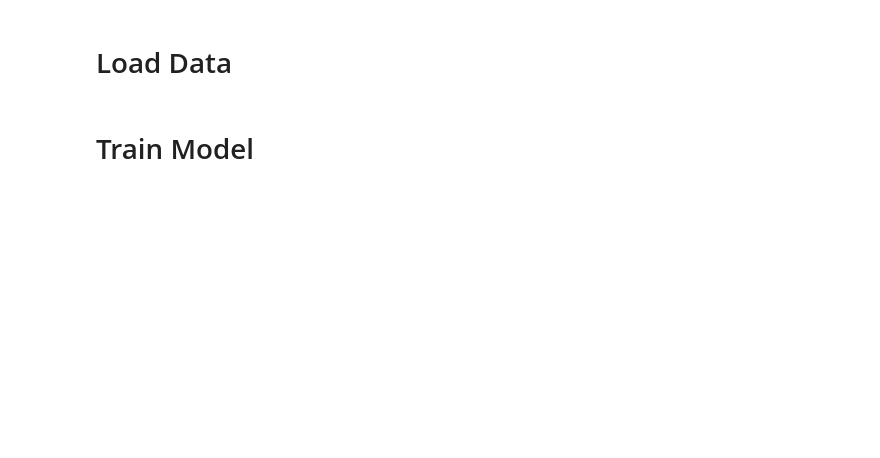
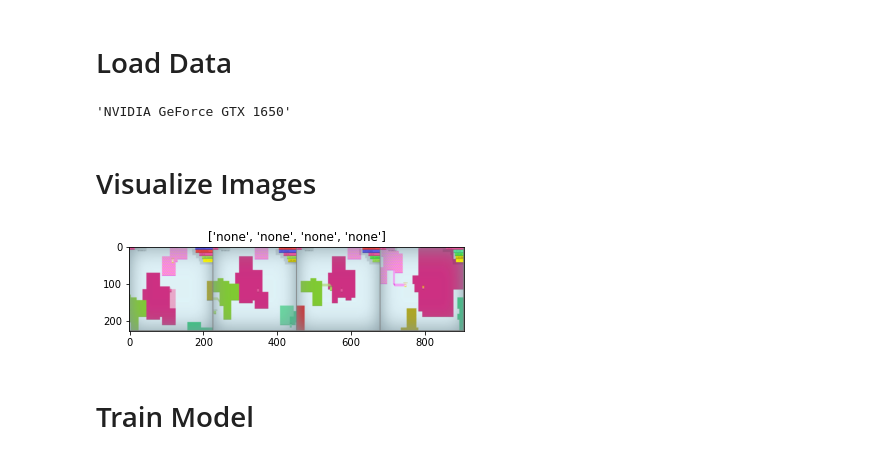
Before and after one commit to EdZ543/Paper-io-AI, a Jupyter notebook: training.ipynb, the cells around one changed output. Cells and saved outputs as stored; diff of their text form; code cells hidden in the pictures; blank space fills up the shorter version.

Commit message:
Finish training code

```diff
--- a/training.ipynb
+++ b/training.ipynb
@@ -44,0 +72,8 @@ from torchvision import transforms, utils
+# %%
+IMG_SIZE = (224, 224)
+DATA_DIR = 'data'
+EPOCHS = 25
+LEARNING_RATE = 0.001
+MOMENTUM = 0.9
+STEP_SIZE = 7
+GAMMA = 0.1
@@ -99,2 +101,54 @@ device = torch.device("cuda:0" if torch.cuda.is_available() else "cpu")
+# %%
+data_transforms = transforms.Compose([
+    transforms.Resize(IMG_SIZE),
+    transforms.ToTensor(),
+    transforms.Normalize([0.485], [0.229])
+])
+
+data = datasets.ImageFolder(DATA_DIR, data_transforms)
+
+train_size = int(0.8 * len(data))
+val_size = len(data) - train_size
+
+train_data, val_data = torch.utils.data.random_split(
+    data, [train_size, val_size])
+image_datasets = {
+    'train': train_data,
+    'val': val_data
+}
+dataloaders = {x: torch.utils.data.DataLoader(image_datasets[x], batch_size=4,
+                                              shuffle=True, num_workers=4) for x in ['train', 'val']}
+dataset_sizes = {x: len(image_datasets[x]) for x in ['train', 'val']}
+class_names = data.classes
+
+device = torch.device("cuda:0")
+torch.cuda.get_device_name(device)
+# %% [output]
+'NVIDIA GeForce GTX 1650'
+# %% [markdown]
+# Visualize Images
+# %%
+def imshow(inp, title=None):
+    """Imshow for Tensor."""
+    inp = inp.numpy().transpose((1, 2, 0))
+    mean = np.array([0.485])
+    std = np.array([0.229])
+    inp = std * inp + mean
+    inp = np.clip(inp, 0, 1)
+    plt.imshow(inp)
+    if title is not None:
+        plt.title(title)
+    plt.pause(0.001)  # pause a bit so that plots are updated
+
+
+# Get a batch of training data
+inputs, classes = next(iter(dataloaders['train']))
+
+# Make a grid from batch
+out = torchvision.utils.make_grid(inputs)
+
+imshow(out, title=[class_names[x] for x in classes])
+# %% [output]
+[figure, added]
 # %% [markdown]
 # Train Model
```
Also changed, not shown: parts of 17 cells of this notebook, 1 other file.
